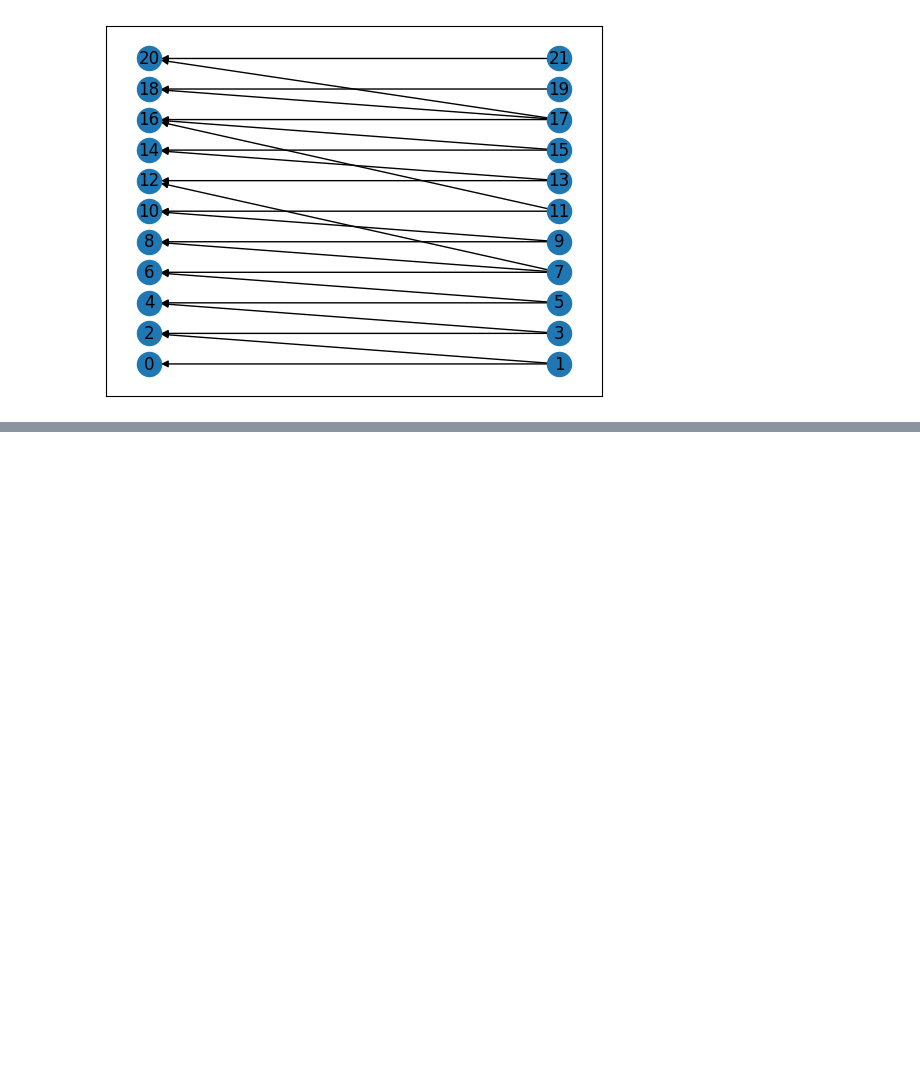
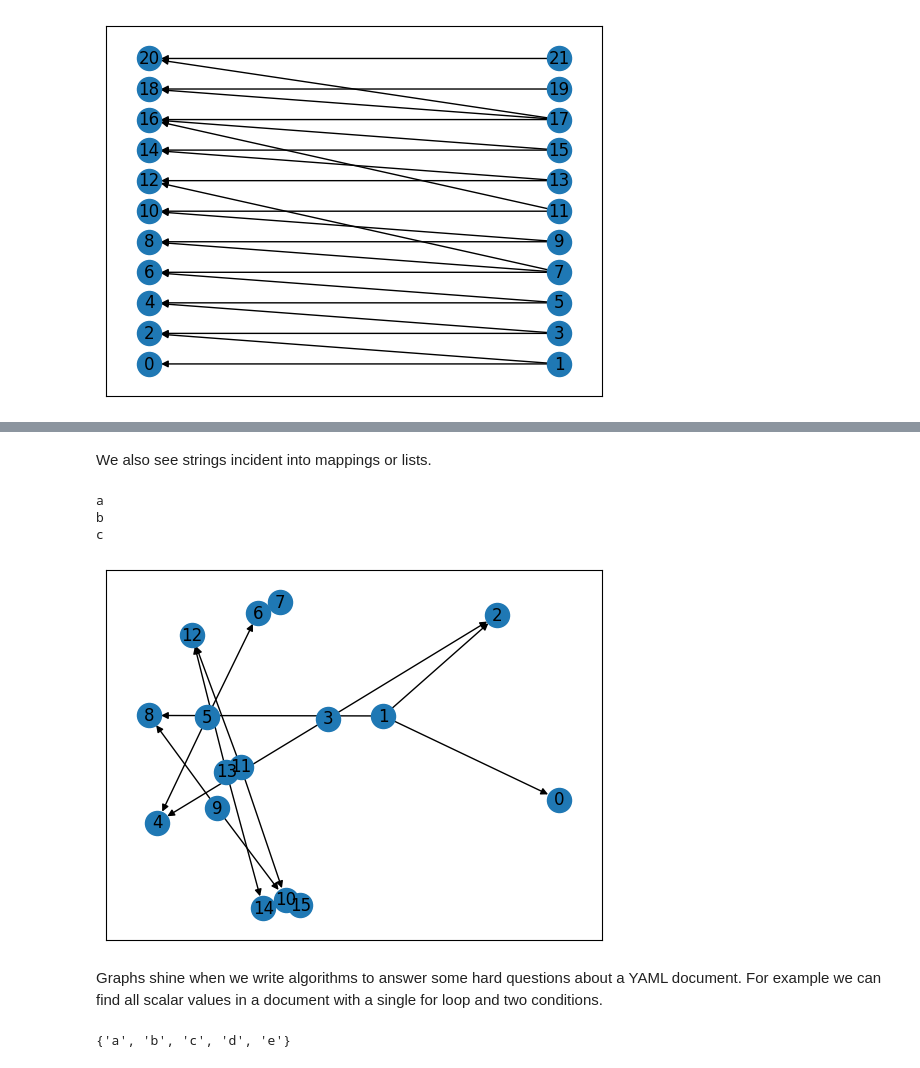
Before and after one commit to colltoaction/nx_yaml, a Jupyter notebook: tutorial.ipynb, the cells around one changed output, grey strips where cells are left out. Cells and saved outputs as stored; diff of their text form; code cells hidden in the pictures; blank space fills up the shorter version.

Commit message:
a few tutorial examples

```diff
--- a/tutorial.ipynb
+++ b/tutorial.ipynb
@@ -22,0 +48,21 @@ nx.draw_networkx(G0, pos=pos)
+# %% [markdown]
+We also see strings incident into mappings or lists.
+# %%
+G3 = load("{a: {b}, c: [d, e]}")
+print(G3.nodes[2]["value"])
+# print(G3.nodes[4]["value"])
+print(G3.nodes[6]["value"])
+print(G3.nodes[8]["value"])
+nx.draw_networkx(G3)
+# %% [output]
+a
+b
+c
+[figure, added]
+# %% [markdown]
+Graphs shine when we write algorithms to answer some hard questions about a YAML document. For example we can find all scalar values in a document with a single for loop and two conditions.
+# %%
+{d["value"] for n, d in G3.nodes(data=True)
+ if d["bipartite"] == 0 and d["kind"] == "scalar"}
+# %% [output]
+{'a', 'b', 'c', 'd', 'e'}
```
Also changed, not shown: parts of 6 cells of this notebook.
